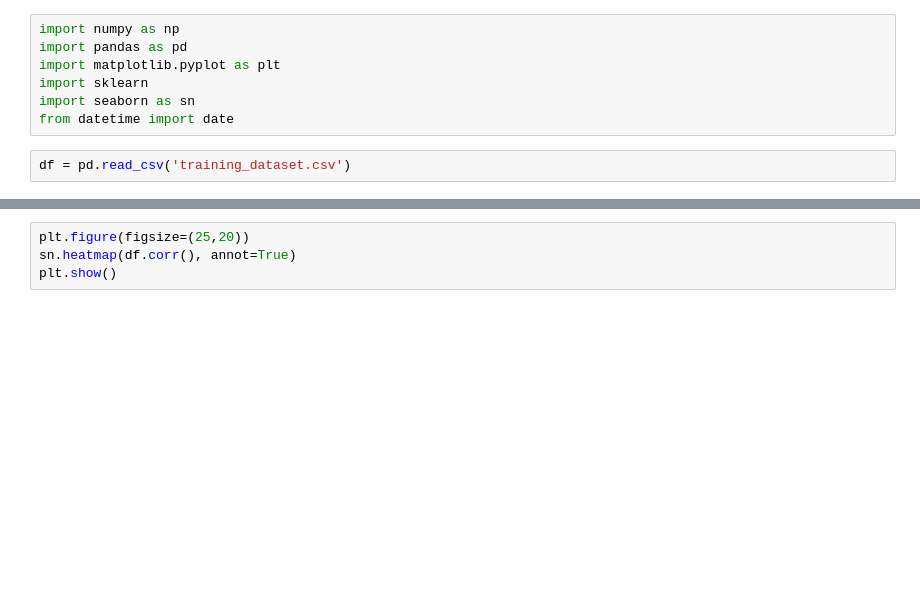
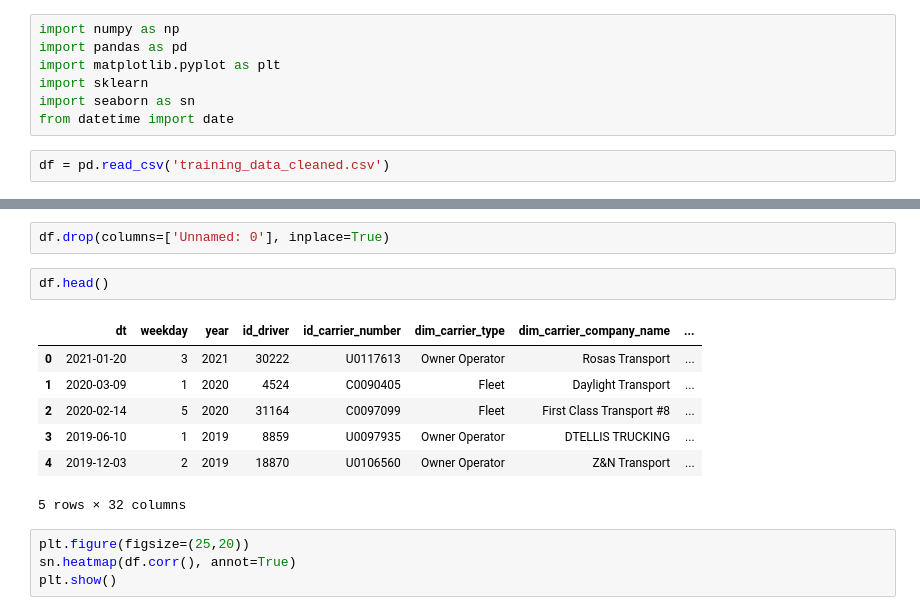
Before and after one commit to kpstesla/DSF_Project_3, a Jupyter notebook: Rob.ipynb, the cells around one changed output, grey strips where cells are left out. Drawn from its saved outputs; the diff is of its cells as text; blank space fills up the shorter version.

Commit message:
Added cleaned dataset and score files

```diff
--- a/Rob.ipynb
+++ b/Rob.ipynb
@@ -6,4 +6,4 @@ import sklearn
 import seaborn as sn
 from datetime import date
 # %%
-df = pd.read_csv('training_dataset.csv')
+df = pd.read_csv('training_data_cleaned.csv')
@@ -24,3 +10,15 @@ df = pd.read_csv('training_dataset.csv')
+# %%
+df.drop(columns=['Unnamed: 0'], inplace=True)
+# %%
+df.head()
+# %% [output]
+|  | dt | weekday | year | id_driver | id_carrier_number | dim_carrier_type | dim_carrier_company_name | ... |
+| 0 | 2021-01-20 | 3 | 2021 | 30222 | U0117613 | Owner Operator | Rosas Transport | ... |
+| 1 | 2020-03-09 | 1 | 2020 | 4524 | C0090405 | Fleet | Daylight Transport | ... |
+| 2 | 2020-02-14 | 5 | 2020 | 31164 | C0097099 | Fleet | First Class Transport #8 | ... |
+| 3 | 2019-06-10 | 1 | 2019 | 8859 | U0097935 | Owner Operator | DTELLIS TRUCKING | ... |
+| 4 | 2019-12-03 | 2 | 2019 | 18870 | U0106560 | Owner Operator | Z&N Transport | ... |
+5 rows × 32 columns
 # %%
 plt.figure(figsize=(25,20))
 sn.heatmap(df.corr(), annot=True)
```
Also changed, not shown: parts of 1 cell of this notebook, 2 other files.
